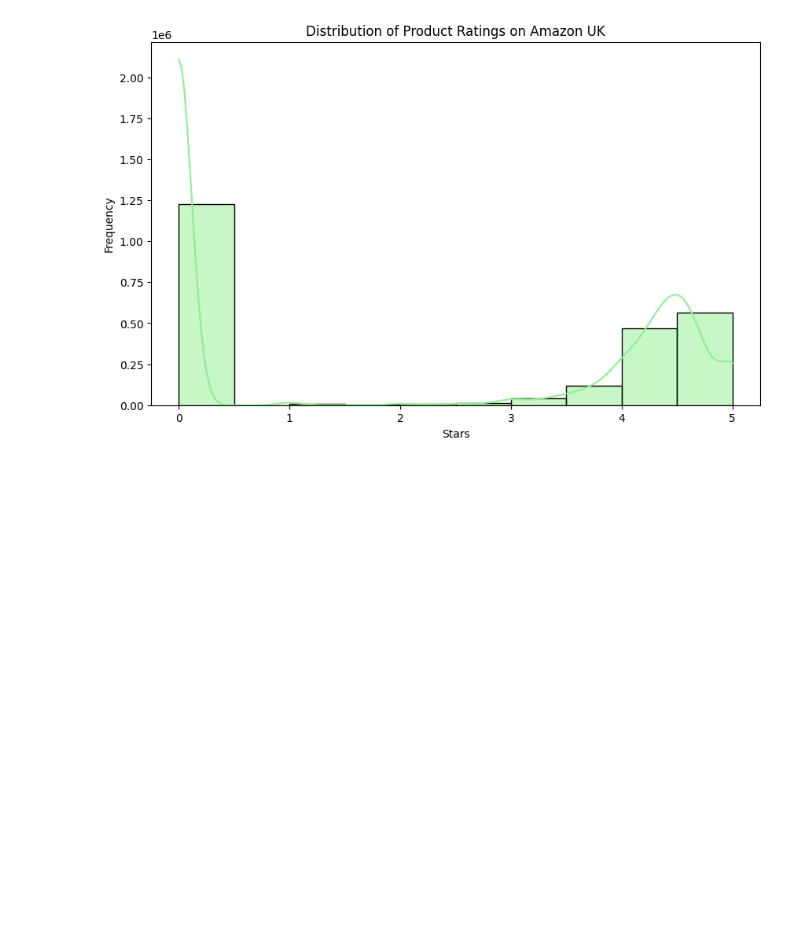
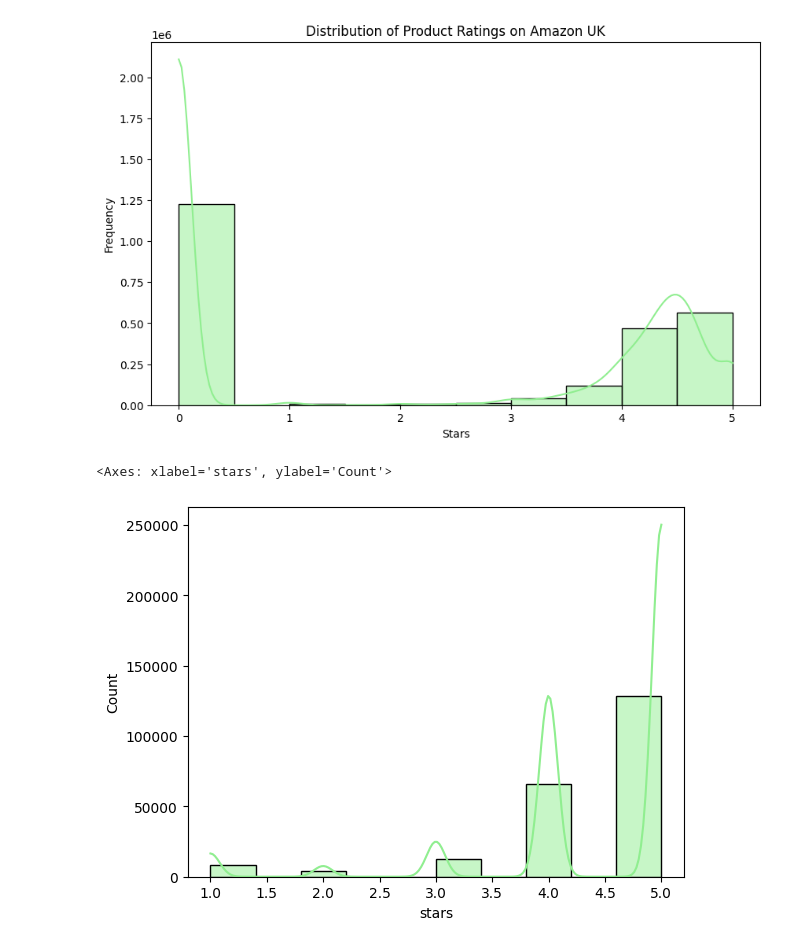
Before and after one commit to mirajkarsneha/lab-eda-univariate, a Jupyter notebook: lab-eda-univariate.ipynb, the cells around one changed output. Saved outputs shown, nothing was run; the diff lists cells and outputs as text; code cells hidden in the pictures; blank space fills up the shorter version.

```diff
--- a/lab-eda-univariate.ipynb
+++ b/lab-eda-univariate.ipynb
@@ -104,3 +115,6 @@ Range: 100000.0
 Interquartile Range (IQR): 36.0
 [figure]
 [figure]
+# %%
+df = pd.qcut(df['price'], q=4, labels=['very cheap', 'cheap', 'expenssive', 'very expenssive'])
+sns.countplot(price_bin)
@@ -167,3 +186,9 @@ Interquartile Range (IQR): 4.4
 Skewness stars: 0.08120735761080985
 Kurtosis stars: -1.9260061280432985
 [figure]
+# %%
+drop_zero_df = df[df['stars'].isin([1,2,3,4,5])]
+sns.histplot(drop_zero_df['stars'], bins=10, kde=True, color='lightgreen')
+# %% [output]
+<Axes: xlabel='stars', ylabel='Count'>
+[figure, added]
```
Also changed, not shown: parts of 5 cells of this notebook.
